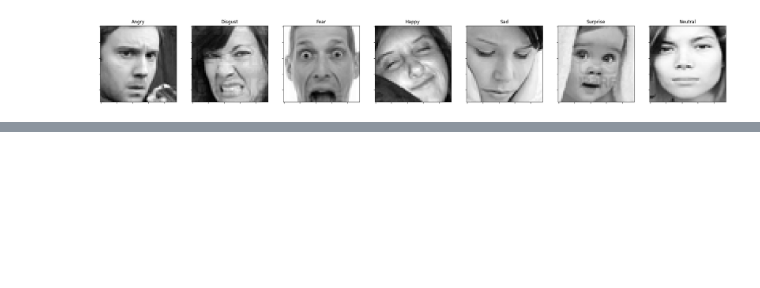
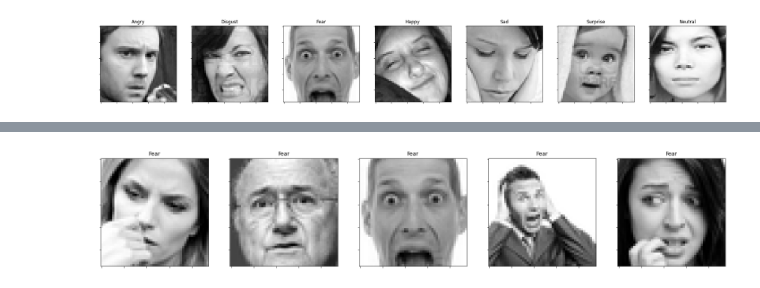
Before and after one commit to Devansharma/emotion-detection, a Jupyter notebook: Notebooks/Facial EDA.ipynb, the cells around one changed output, grey strips where cells are left out. Cells and saved outputs as stored; diff of their text form; code cells hidden in the pictures; blank space fills up the shorter version.

```diff
--- a/Notebooks/Facial EDA.ipynb
+++ b/Notebooks/Facial EDA.ipynb
@@ -137,0 +141,4 @@ plot_all_emotions()
+# %%
+plot_examples(label=2)
+# %% [output]
+[figure, added]
```
Also changed, not shown: parts of 11 cells of this notebook, 1 other file.
